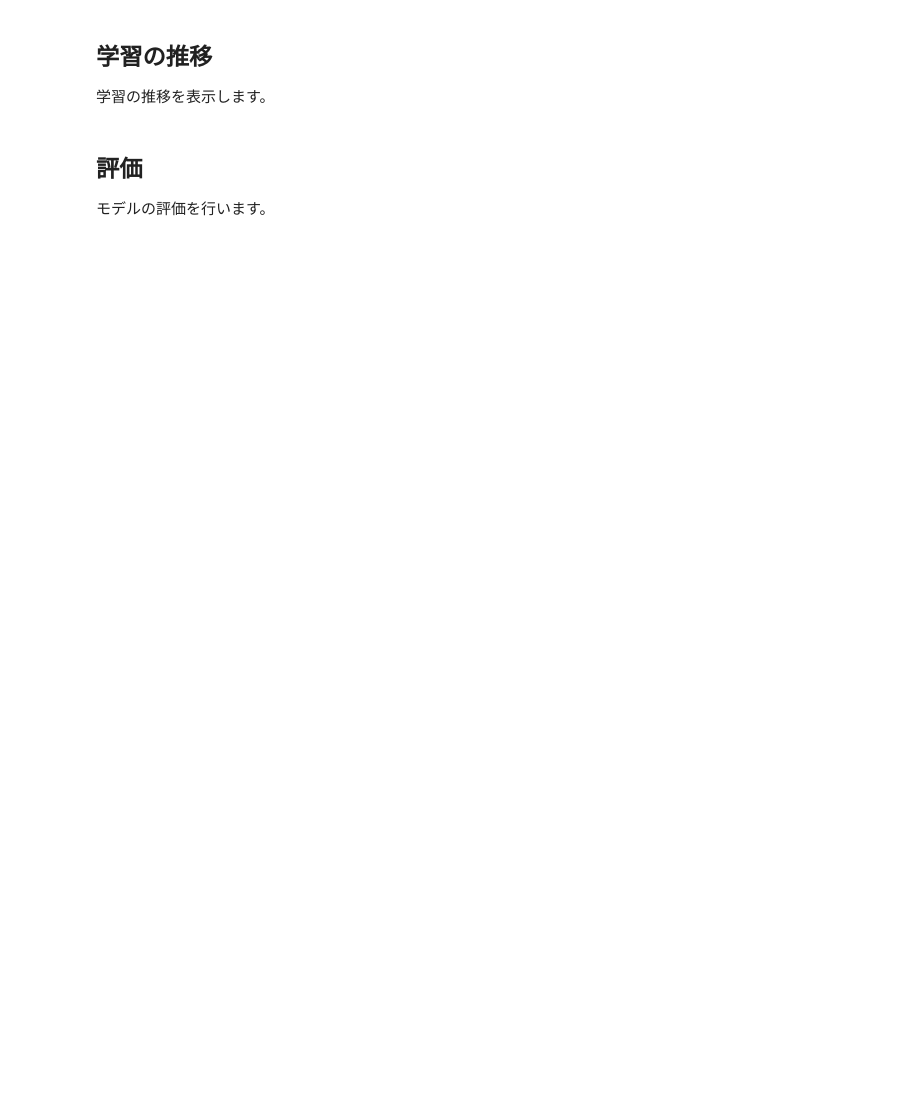
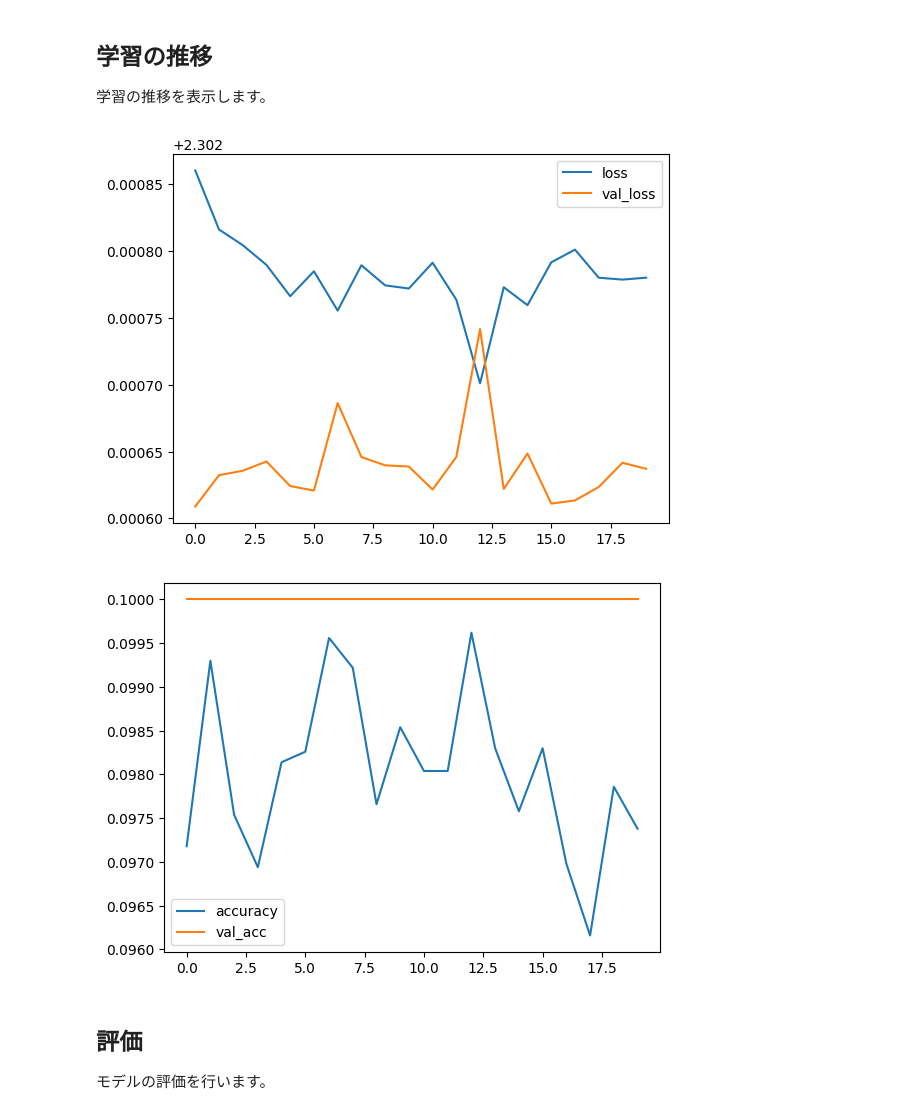
Before and after one commit to OlyKoek/Udemy-AIperfectMaster-colabo, a Jupyter notebook: make_model.ipynb, the cells around one changed output. Cells and saved outputs as stored; diff of their text form; code cells hidden in the pictures; blank space fills up the shorter version.

```diff
--- a/make_model.ipynb
+++ b/make_model.ipynb
@@ -99,20 +104,3 @@ Model: "sequential"
 モデルを訓練します。
 ImageDataGeneratorを使用する際は、学習にfit_generatorメソッドを使います。
 学習には時間がかかりますので、編集→ノートブックの設定のハードウェアアクセラレーターでGPUを選択しましょう。
-# %%
-x_train = x_train / 255  # 0から1の範囲に収める
-x_test = x_test / 255
-
-# generator = ImageDataGenerator(
-#            rotation_range=0.2,
-#            width_shift_range=0.2,
-#            height_shift_range=0.2,
-#            shear_range=10,
-#            zoom_range=0.2,
-#            horizontal_flip=True)
-# generator.fit(x_train)
-
-history = model.fit(x_train, t_train,
-                    batch_size=batch_size,
-                    epochs=epochs,
-                    validation_data=(x_test, t_test))
@@ -137,0 +107,10 @@ KeyboardInterrupt:
+# %%
+batch_size = 32
+epochs = 20
+history = model.fit(
+    x_train, t_train,
+    batch_size=batch_size,
+    epochs=epochs,
+    validation_data=(x_test, t_test),
+    shuffle=True,
+)
@@ -139,22 +136,22 @@ KeyboardInterrupt:
 ## 学習の推移
 学習の推移を表示します。
 # %%
-import matplotlib.pyplot as plt
-
-train_loss = history.history["loss"]  # 訓練用データの誤差
-train_acc = history.history["accuracy"]  # 訓練用データの精度
-val_loss = history.history["val_loss"]  # 検証用データの誤差
-val_acc = history.history["val_accuracy"]  # 検証用データの精度
+# 学習曲線
+train_loss = history.history["loss"]
+val_loss = history.history["val_loss"]
+train_acc = history.history["accuracy"]
+val_acc = history.history["val_accuracy"]
 
 plt.plot(np.arange(len(train_loss)), train_loss, label="loss")
 plt.plot(np.arange(len(val_loss)), val_loss, label="val_loss")
-plt.legend()
-plt.show()
+plt.legend(); plt.show()
 
 plt.plot(np.arange(len(train_acc)), train_acc, label="accuracy")
 plt.plot(np.arange(len(val_acc)), val_acc, label="val_acc")
-plt.legend()
-plt.show()
+plt.legend(); plt.show()
+# %% [output]
+[figure, added]
+[figure, added]
 # %% [markdown]
 ## 評価
 モデルの評価を行います。
```
Also changed, not shown: parts of 26 cells of this notebook.
